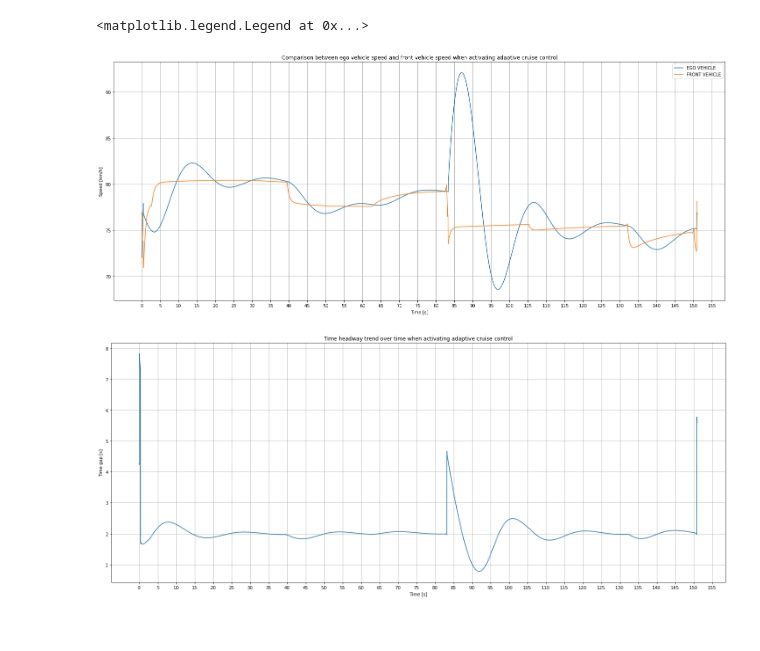
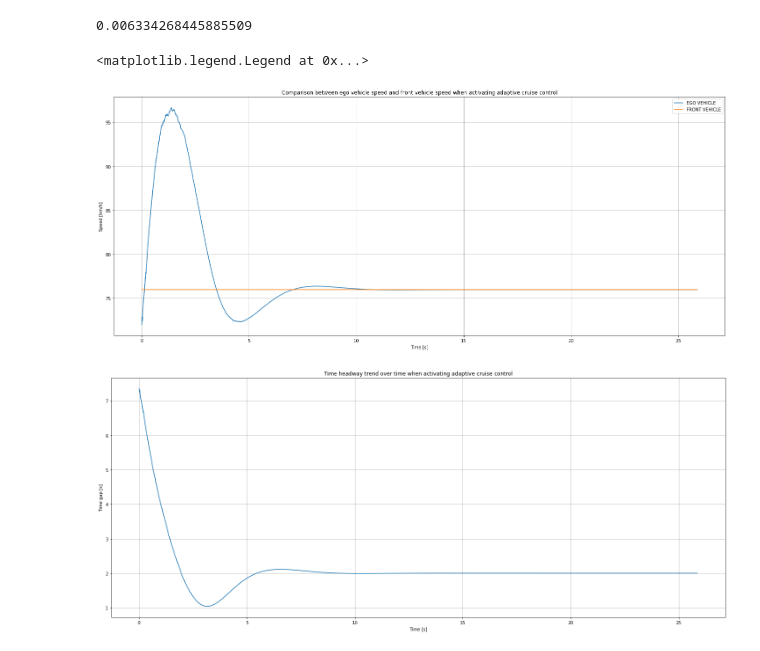
Before and after one commit to apighetti/HighLevelDM_HighwayDRL, a Jupyter notebook: notebooks/ACC_plots.ipynb, the cells around one changed output. Drawn from its saved outputs; the diff is of its cells as text; code cells hidden in the pictures.

```diff
--- a/notebooks/ACC_plots.ipynb
+++ b/notebooks/ACC_plots.ipynb
@@ -5,24 +6,37 @@ import numpy as np
+# %%
+f = open(r'/Users/fornerispighetti/Documents/tempo.txt')
+s = []
+
+for line in f:
+    s.append(float(line))
+
+s = np.array(s)
+np.mean(s)
+# %% [output]
+0.006334268445885509
 # %%
 path = '/Users/fornerispighetti/HighwayDRL/highway_env/ACC_data.csv'
 
 data = pd.read_csv(path)
-m = 0.02327676708981804
+m = 0.006334268445885509
+
 
 plt.figure(figsize=(25,10))
 
 plt.plot(np.arange(len(data['counter']))*m, data['ego_speed']*3.6,label='EGO VEHICLE')
+
+#
 plt.plot(np.arange(len(data['counter']))*m,data['front_vehicle_speed']*3.6, label='FRONT VEHICLE')
 plt.xlabel("Time [s]")
-plt.ylabel("Speed [km/h]")
+plt.ylabel("Speed [km/h]")#
 plt.title("Comparison between ego vehicle speed and front vehicle speed when activating adaptive cruise control")
 # plt.axvline(x=68.8, color='red', linestyle='dotted')
-plt.xticks(range(0,160,5))
 plt.grid()
 
 plt.legend()
 # %% [output]
 <matplotlib.legend.Legend at 0x...>
-[figure, old version]
+[figure, new version]
 # %%
 plt.figure(figsize=(25,10))
 
@@ -31,10 +45,9 @@ plt.xlabel("Time [s]")
 plt.ylabel("Time gap [s]")
 plt.title("Time headway trend over time when activating adaptive cruise control")
 # plt.axvline(x=68.8, color='red', linestyle='dotted')
-plt.xticks(range(0,160,5))
 plt.grid()
 # %% [output]
-[figure, old version]
+[figure, new version]
 # %%
 plt.figure(figsize=(25,10))
 
```
Also changed, not shown: parts of 3 cells of this notebook, 41 other files.
